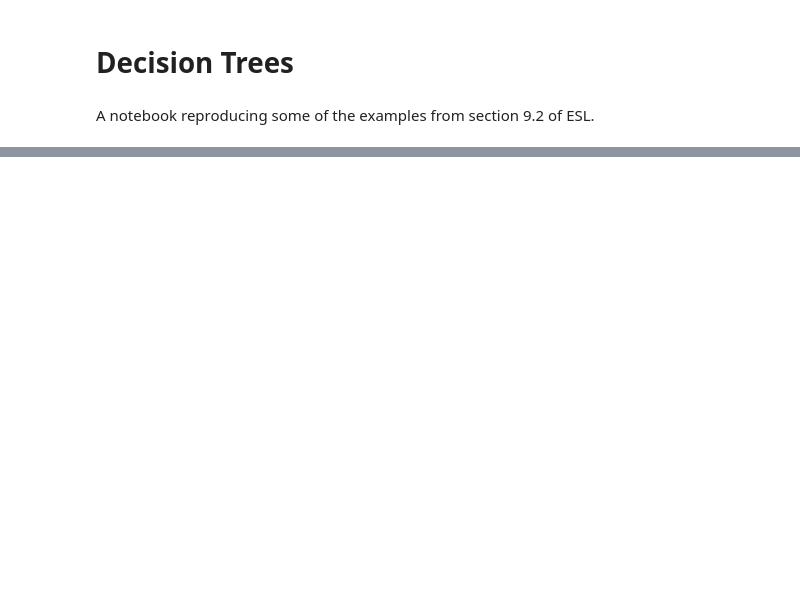
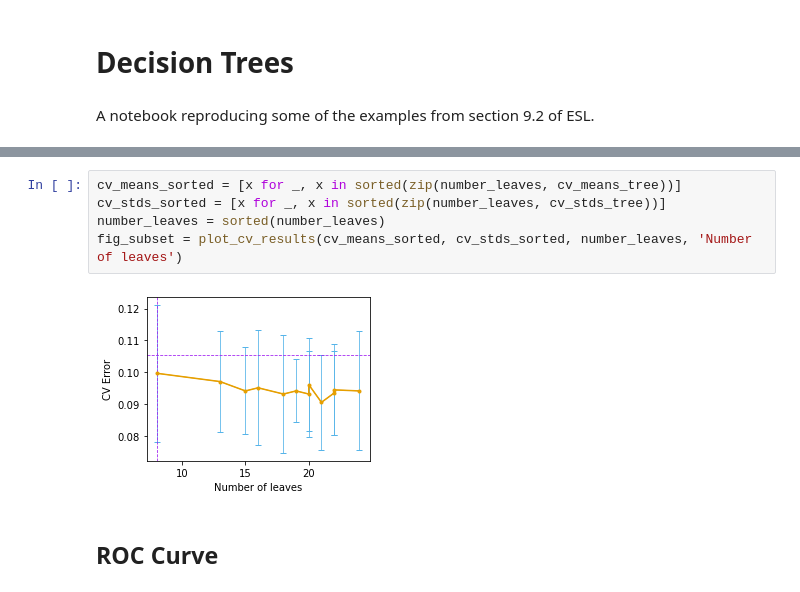
Before and after one commit to mpernow/ml-algos, a Jupyter notebook: mlalgos/example_notebooks/trees.ipynb, the cells around one changed output, grey strips where cells are left out. Saved outputs shown, nothing was run; the diff lists cells and outputs as text; blank space fills up the shorter version.

```diff
--- a/mlalgos/example_notebooks/trees.ipynb
+++ b/mlalgos/example_notebooks/trees.ipynb
@@ -34,0 +140,9 @@ plt.show()
+# %%
+cv_means_sorted = [x for _, x in sorted(zip(number_leaves, cv_means_tree))]
+cv_stds_sorted = [x for _, x in sorted(zip(number_leaves, cv_stds_tree))]
+number_leaves = sorted(number_leaves)
+fig_subset = plot_cv_results(cv_means_sorted, cv_stds_sorted, number_leaves, 'Number of leaves')
+# %% [output]
+[figure, added]
+# %% [markdown]
+## ROC Curve
```
Also changed, not shown: parts of 20 cells of this notebook, 1 other file.
